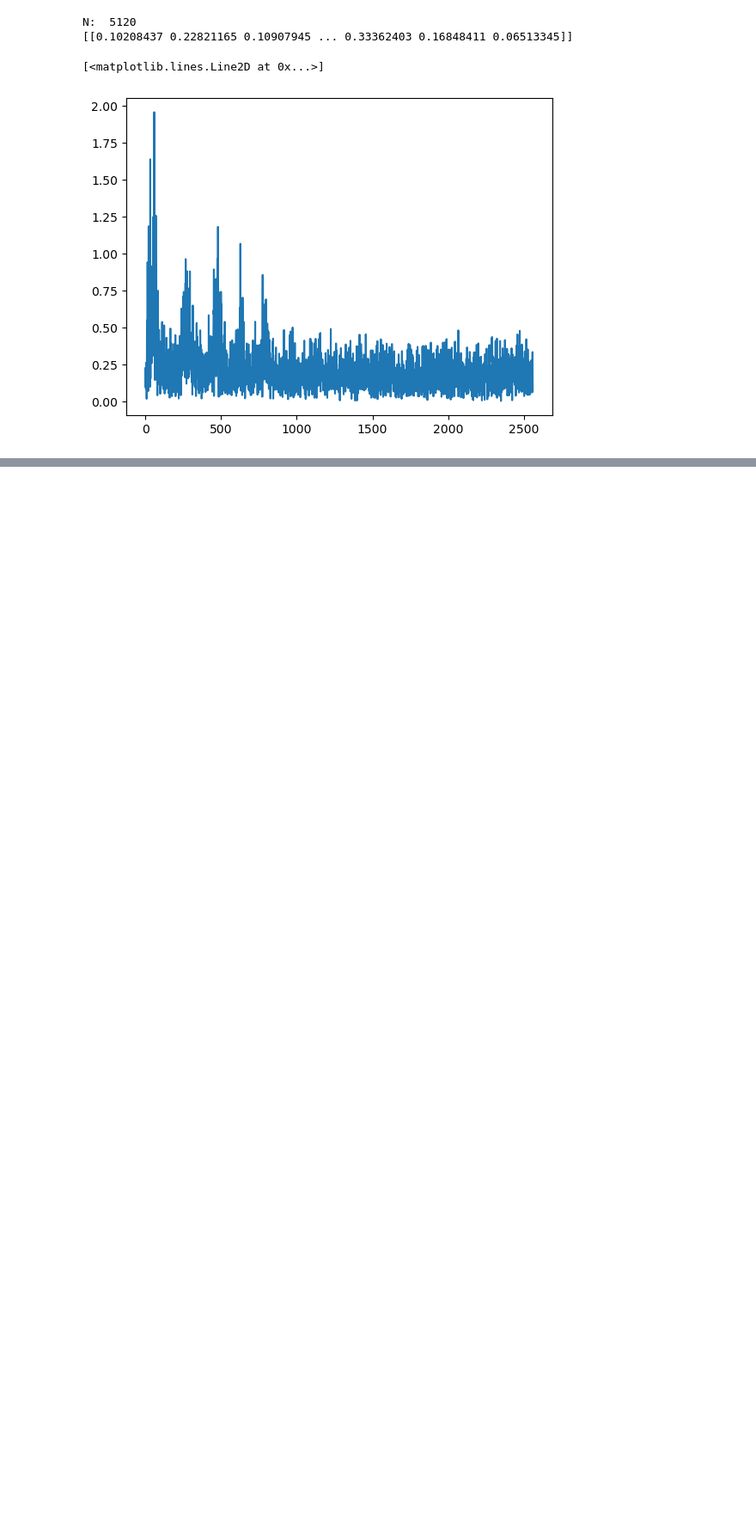
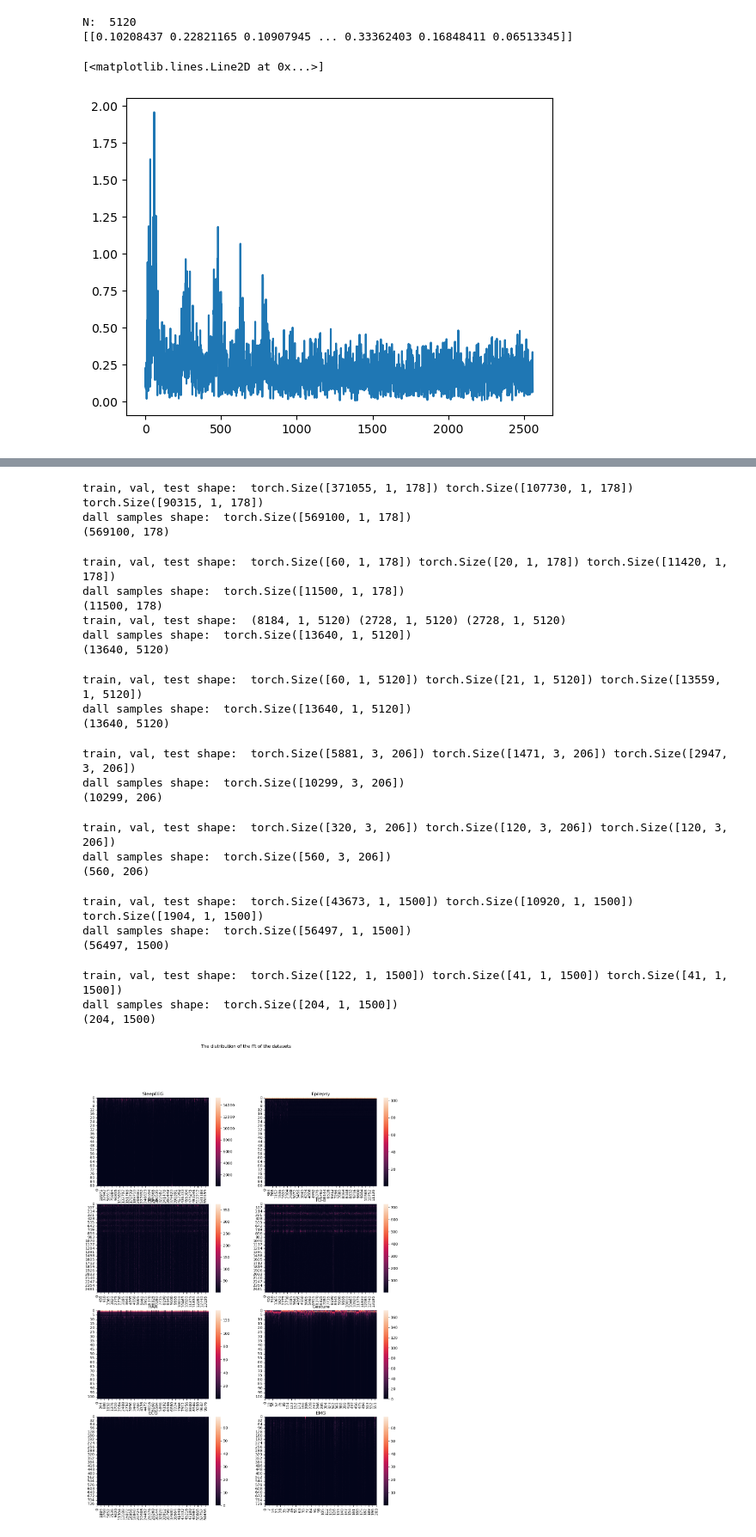
Before and after one commit to BearNord/TFC-pretraining, a Jupyter notebook: data_visualization.ipynb, the cells around one changed output, grey strips where cells are left out. Shown at 86% size. Saved outputs shown, nothing was run; the diff lists cells and outputs as text; code cells hidden in the pictures; blank space fills up the shorter version.

```diff
--- a/data_visualization.ipynb
+++ b/data_visualization.ipynb
@@ -99,0 +124,46 @@ N:  5120
+# %%
+import os
+os.environ["KMP_DUPLICATE_LIB_OK"]="TRUE"
+
+fig, axes = plt.subplots(4,2, figsize=(15,20), sharey=False)
+
+fig.suptitle("The distribution of the fft of the datasets")
+for dirname, ax in list(zip(dirname_lst, axes.flatten())):
+    data_dict = open_dataset(f"datasets/{dirname}/")
+    time_samples = np.array(data_dict['samples'][:,:,:])
+    freq_samples = fft(time_samples)
+    freq_samples = freq_samples[:,0,:]
+    #print(freq_samples.shape)
+    #freq_samples = freq_samples.reshape(freq_samples.shape[0],freq_samples.shape[2])
+    print(freq_samples.shape)
+    N = freq_samples.shape[1]
+    freq_samples = np.abs(freq_samples[:,0:N//2])
+    freq_samples = freq_samples.transpose((1,0))
+    heatmap(freq_samples, ax=ax)
+    ax.set_title(f"{dirname}")
+# %% [output]
+train, val, test shape:  torch.Size([371055, 1, 178]) torch.Size([107730, 1, 178]) torch.Size([90315, 1, 178])
+dall samples shape:  torch.Size([569100, 1, 178])
+(569100, 178)
+train, val, test shape:  torch.Size([60, 1, 178]) torch.Size([20, 1, 178]) torch.Size([11420, 1, 178])
+dall samples shape:  torch.Size([11500, 1, 178])
+(11500, 178)
+train, val, test shape:  (8184, 1, 5120) (2728, 1, 5120) (2728, 1, 5120)
+dall samples shape:  torch.Size([13640, 1, 5120])
+(13640, 5120)
+train, val, test shape:  torch.Size([60, 1, 5120]) torch.Size([21, 1, 5120]) torch.Size([13559, 1, 5120])
+dall samples shape:  torch.Size([13640, 1, 5120])
+(13640, 5120)
+train, val, test shape:  torch.Size([5881, 3, 206]) torch.Size([1471, 3, 206]) torch.Size([2947, 3, 206])
+dall samples shape:  torch.Size([10299, 3, 206])
+(10299, 206)
+train, val, test shape:  torch.Size([320, 3, 206]) torch.Size([120, 3, 206]) torch.Size([120, 3, 206])
+dall samples shape:  torch.Size([560, 3, 206])
+(560, 206)
+train, val, test shape:  torch.Size([43673, 1, 1500]) torch.Size([10920, 1, 1500]) torch.Size([1904, 1, 1500])
+dall samples shape:  torch.Size([56497, 1, 1500])
+(56497, 1500)
+train, val, test shape:  torch.Size([122, 1, 1500]) torch.Size([41, 1, 1500]) torch.Size([41, 1, 1500])
+dall samples shape:  torch.Size([204, 1, 1500])
+(204, 1500)
+[figure, added]
```
Also changed, not shown: parts of 15 cells of this notebook, 15 other files.
